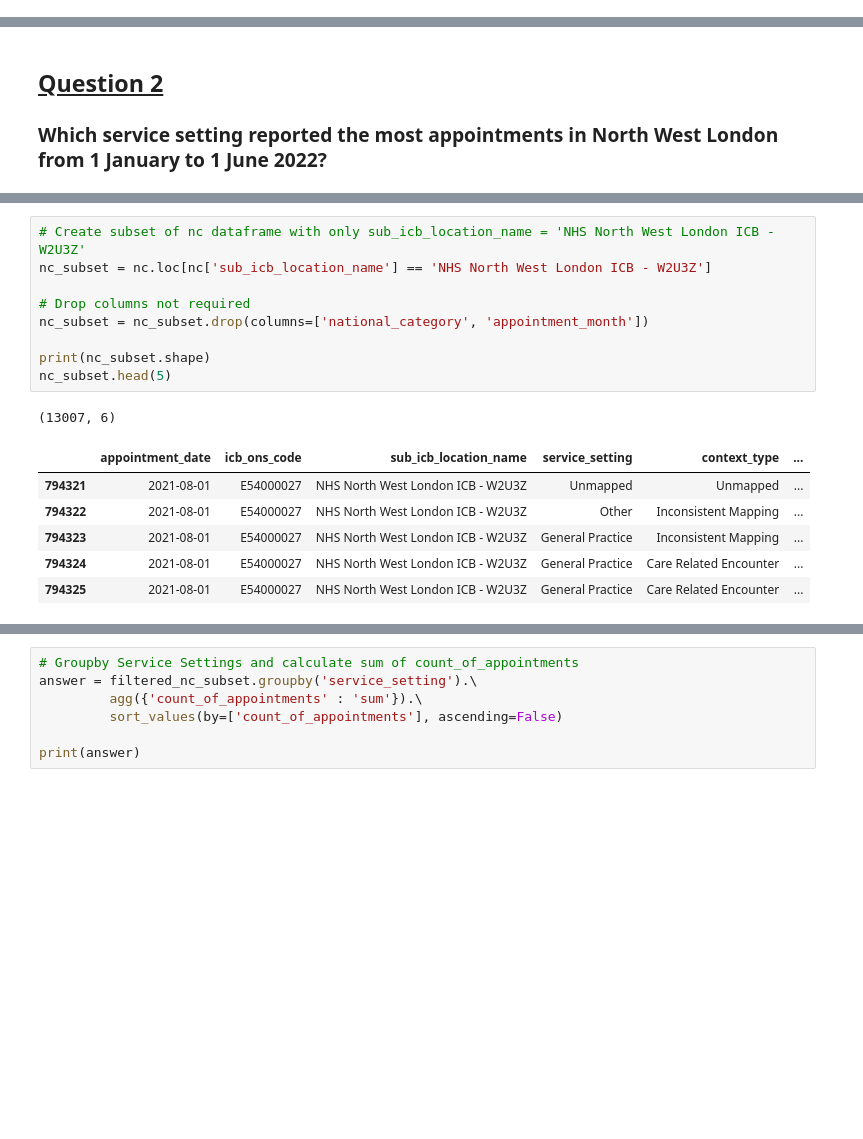
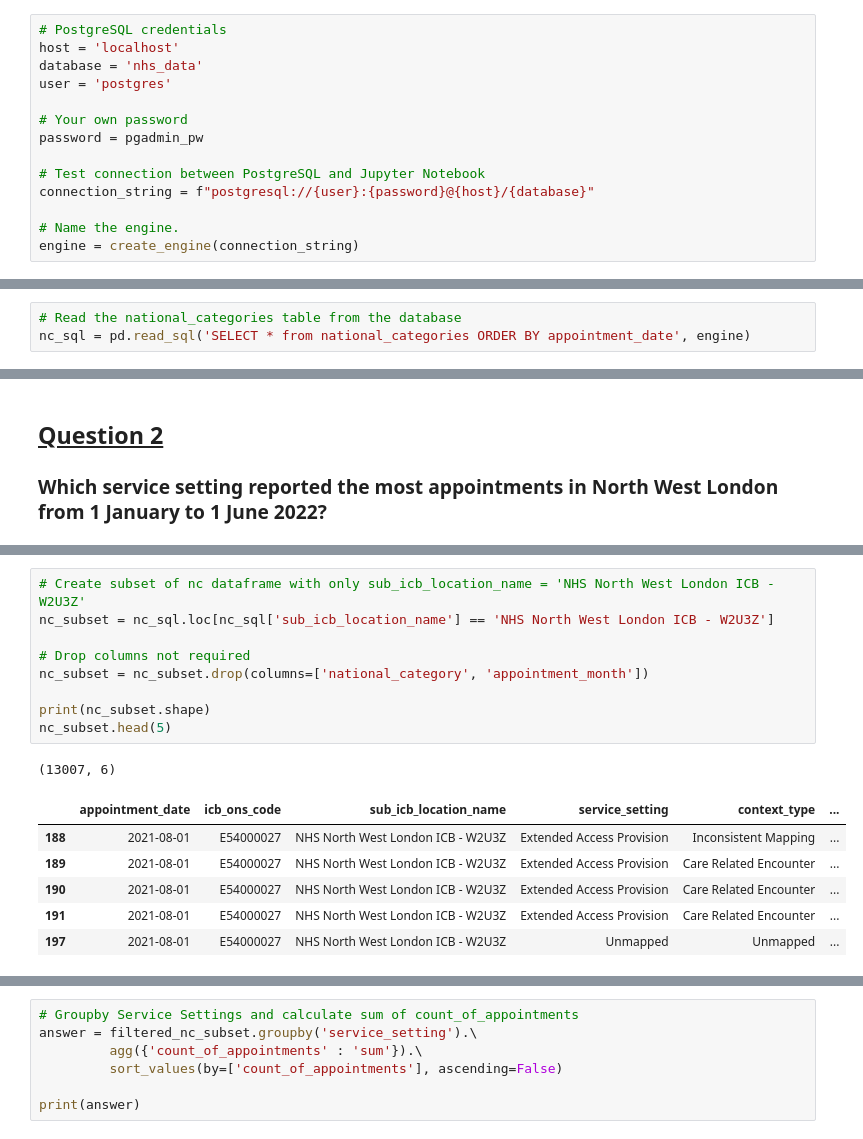
Before and after one commit to lukebart/NHS_Missed_GP_Appointments, a Jupyter notebook: Bartholomew_Luke_DA201_Assignment_Notebook.ipynb, the cells around one changed output, grey strips where cells are left out. Saved outputs shown, nothing was run; the diff lists cells and outputs as text; blank space fills up the shorter version.

Commit message:
Add files via upload
Updated Jupyter Notebook
Added erd.png

```diff
--- a/Bartholomew_Luke_DA201_Assignment_Notebook.ipynb
+++ b/Bartholomew_Luke_DA201_Assignment_Notebook.ipynb
@@ -18,0 +137,14 @@ Notebook Sections:
+# %%
+# PostgreSQL credentials
+host = 'localhost'
+database = 'nhs_data'
+user = 'postgres'
+
+# Your own password
+password = pgadmin_pw
+
+# Test connection between PostgreSQL and Jupyter Notebook
+connection_string = f"postgresql://{user}:{password}@{host}/{database}"
+
+# Name the engine.
+engine = create_engine(connection_string)
@@ -223,0 +524,3 @@ it would be more useful to know the total sum of count_of_appointments by sub_ic
+# %%
+# Read the national_categories table from the database
+nc_sql = pd.read_sql('SELECT * from national_categories ORDER BY appointment_date', engine)
@@ -386,20 +857,20 @@ nc.head(2)
 # %%
 # Create subset of nc dataframe with only sub_icb_location_name = 'NHS North West London ICB - W2U3Z'
-nc_subset = nc.loc[nc['sub_icb_location_name'] == 'NHS North West London ICB - W2U3Z']
+nc_subset = nc_sql.loc[nc_sql['sub_icb_location_name'] == 'NHS North West London ICB - W2U3Z']
 
 # Drop columns not required
 nc_subset = nc_subset.drop(columns=['national_category', 'appointment_month'])
 
 print(nc_subset.shape)
 nc_subset.head(5)
 # %% [output]
 (13007, 6)
 |  | appointment_date | icb_ons_code | sub_icb_location_name | service_setting | context_type | ... |
-| 794321 | 2021-08-01 | E54000027 | NHS North West London ICB - W2U3Z | Unmapped | Unmapped | ... |
-| 794322 | 2021-08-01 | E54000027 | NHS North West London ICB - W2U3Z | Other | Inconsistent Mapping | ... |
-| 794323 | 2021-08-01 | E54000027 | NHS North West London ICB - W2U3Z | General Practice | Inconsistent Mapping | ... |
-| 794324 | 2021-08-01 | E54000027 | NHS North West London ICB - W2U3Z | General Practice | Care Related Encounter | ... |
-| 794325 | 2021-08-01 | E54000027 | NHS North West London ICB - W2U3Z | General Practice | Care Related Encounter | ... |
+| 188 | 2021-08-01 | E54000027 | NHS North West London ICB - W2U3Z | Extended Access Provision | Inconsistent Mapping | ... |
+| 189 | 2021-08-01 | E54000027 | NHS North West London ICB - W2U3Z | Extended Access Provision | Care Related Encounter | ... |
+| 190 | 2021-08-01 | E54000027 | NHS North West London ICB - W2U3Z | Extended Access Provision | Care Related Encounter | ... |
+| 191 | 2021-08-01 | E54000027 | NHS North West London ICB - W2U3Z | Extended Access Provision | Care Related Encounter | ... |
+| 197 | 2021-08-01 | E54000027 | NHS North West London ICB - W2U3Z | Unmapped | Unmapped | ... |
 # %%
 # filter by date range 01/01/2022 to 01/06/2022
 filtered_nc_subset = nc_subset.loc[(nc_subset['appointment_date'] >= '2022-01-01')
```
Also changed, not shown: parts of 101 cells of this notebook, 1 other file.
